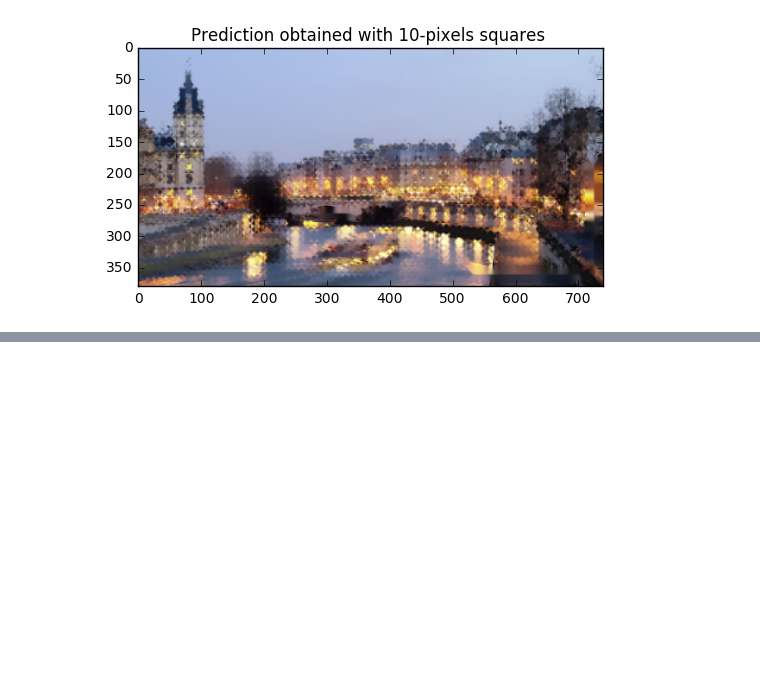
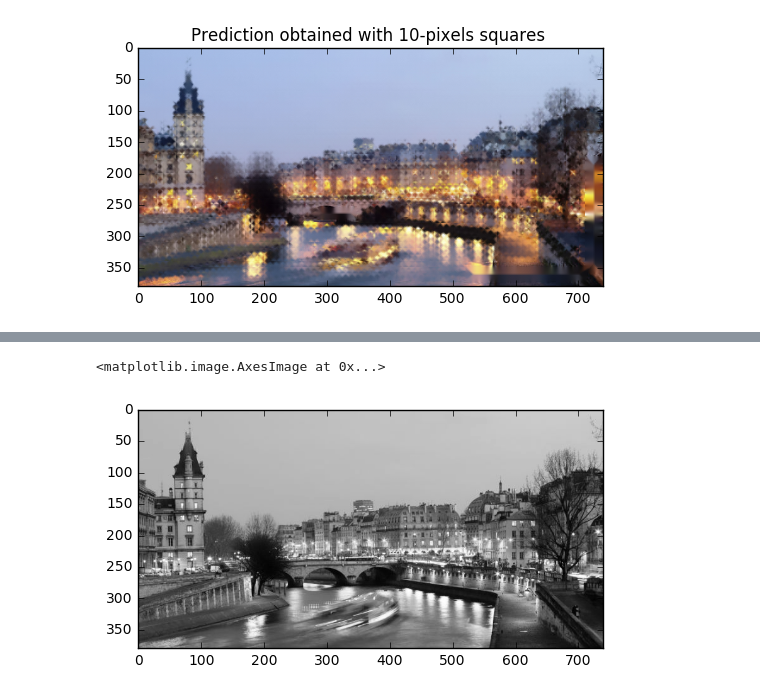
Before and after one commit to AdrienDoum/GraphsInMachineLearningProject, a Jupyter notebook: ProjectMInpainting.ipynb, the cells around one changed output, grey strips where cells are left out. Drawn from its saved outputs; the diff is of its cells as text; code cells hidden in the pictures; blank space fills up the shorter version.

```diff
--- a/ProjectMInpainting.ipynb
+++ b/ProjectMInpainting.ipynb
@@ -225,0 +248,13 @@ plt.title('Prediction obtained with 10-pixels squares ')
+# %%
+def rgb2gray(rgb):
+    return np.dot(rgb[...,:3], [0.299, 0.587, 0.114])
+def transformimages(im):
+    newim=np.zeros(im.shape[:2])
+    for j in range(im.shape[0]) :
+        for k in range(im.shape[1]):
+            newim[j,k]=rgb2gray(im[j,k])
+    return newim
+plt.imshow(transformimages(arr),cmap='gray')
+# %% [output]
+<matplotlib.image.AxesImage at 0x...>
+[figure, added]
```
Also changed, not shown: parts of 20 cells of this notebook.
